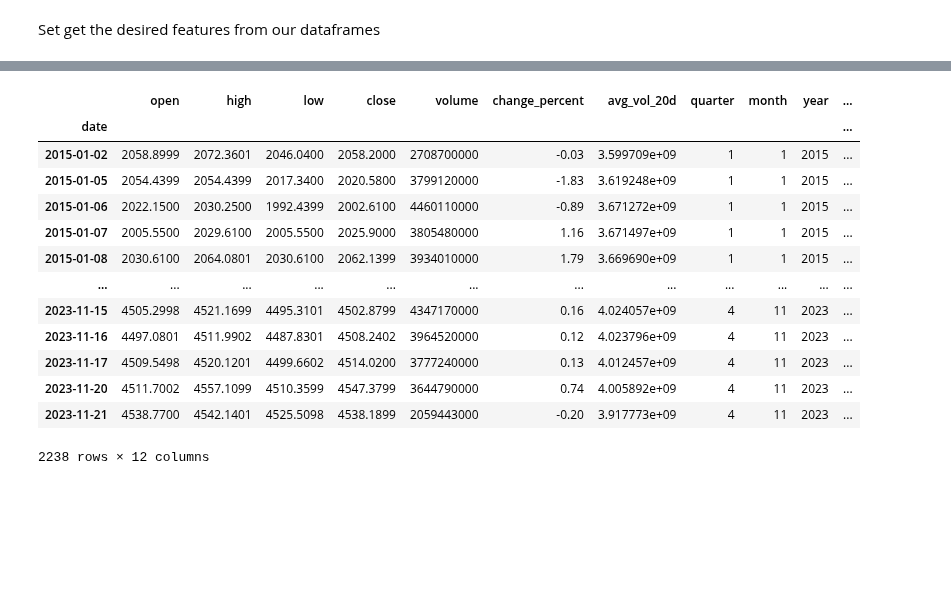
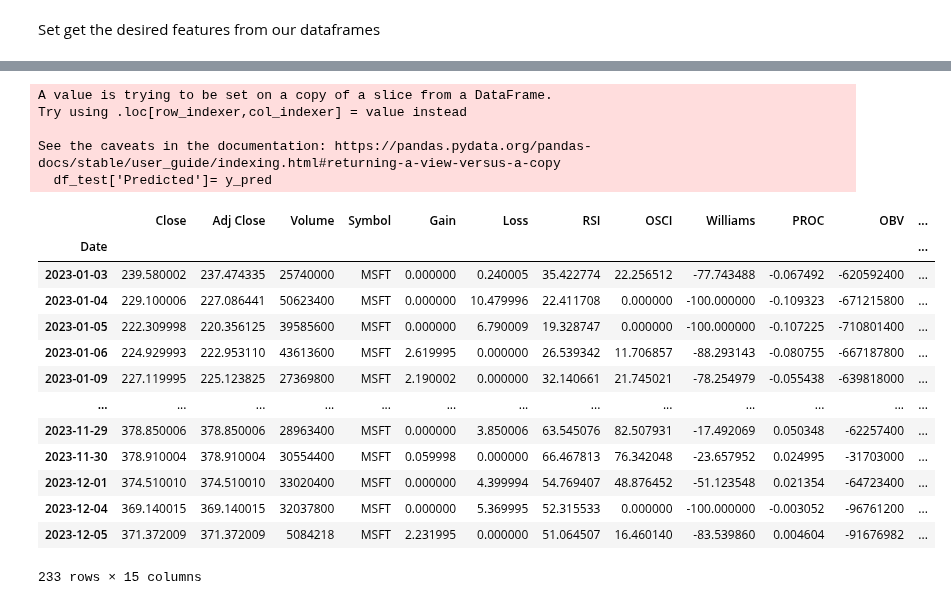
Before and after one commit to karla-mond/stockPred-Mex, a Jupyter notebook: xgboost/tsf_xgboost.ipynb, the cells around one changed output, grey strips where cells are left out. Saved outputs shown, nothing was run; the diff lists cells and outputs as text; code cells hidden in the pictures; blank space fills up the shorter version.

```diff
--- a/xgboost/tsf_xgboost.ipynb
+++ b/xgboost/tsf_xgboost.ipynb
@@ -353,20 +310,27 @@ plt.show()
 # %%
-test['forecast'] = model.predict(X_test)
+y_pred = model.predict(X_test)
+df_test.loc[:, 'Predicted'] = y_pred
+# %% [output]
+A value is trying to be set on a copy of a slice from a DataFrame.
+Try using .loc[row_indexer,col_indexer] = value instead
+
+See the caveats in the documentation: https://pandas.pydata.org/pandas-docs/stable/user_guide/indexing.html#returning-a-view-versus-a-copy
+  df_test['Predicted']= y_pred
-# %%
-test
-# %% [output]
-|  | open | high | low | close | volume | change_percent | avg_vol_20d | quarter | month | year | ... |
-| date |  |  |  |  |  |  |  |  |  |  | ... |
-| 2015-01-02 | 2058.8999 | 2072.3601 | 2046.0400 | 2058.2000 | 2708700000 | -0.03 | 3.599709e+09 | 1 | 1 | 2015 | ... |
-| 2015-01-05 | 2054.4399 | 2054.4399 | 2017.3400 | 2020.5800 | 3799120000 | -1.83 | 3.619248e+09 | 1 | 1 | 2015 | ... |
-| 2015-01-06 | 2022.1500 | 2030.2500 | 1992.4399 | 2002.6100 | 4460110000 | -0.89 | 3.671272e+09 | 1 | 1 | 2015 | ... |
-| 2015-01-07 | 2005.5500 | 2029.6100 | 2005.5500 | 2025.9000 | 3805480000 | 1.16 | 3.671497e+09 | 1 | 1 | 2015 | ... |
-| 2015-01-08 | 2030.6100 | 2064.0801 | 2030.6100 | 2062.1399 | 3934010000 | 1.79 | 3.669690e+09 | 1 | 1 | 2015 | ... |
-| ... | ... | ... | ... | ... | ... | ... | ... | ... | ... | ... | ... |
-| 2023-11-15 | 4505.2998 | 4521.1699 | 4495.3101 | 4502.8799 | 4347170000 | 0.16 | 4.024057e+09 | 4 | 11 | 2023 | ... |
-| 2023-11-16 | 4497.0801 | 4511.9902 | 4487.8301 | 4508.2402 | 3964520000 | 0.12 | 4.023796e+09 | 4 | 11 | 2023 | ... |
-| 2023-11-17 | 4509.5498 | 4520.1201 | 4499.6602 | 4514.0200 | 3777240000 | 0.13 | 4.012457e+09 | 4 | 11 | 2023 | ... |
-| 2023-11-20 | 4511.7002 | 4557.1099 | 4510.3599 | 4547.3799 | 3644790000 | 0.74 | 4.005892e+09 | 4 | 11 | 2023 | ... |
-| 2023-11-21 | 4538.7700 | 4542.1401 | 4525.5098 | 4538.1899 | 2059443000 | -0.20 | 3.917773e+09 | 4 | 11 | 2023 | ... |
-2238 rows × 12 columns
+# %%
+df_test
+# %% [output]
+|  | Close | Adj Close | Volume | Symbol | Gain | Loss | RSI | OSCI | Williams | PROC | OBV | ... |
+| Date |  |  |  |  |  |  |  |  |  |  |  | ... |
+| 2023-01-03 | 239.580002 | 237.474335 | 25740000 | MSFT | 0.000000 | 0.240005 | 35.422774 | 22.256512 | -77.743488 | -0.067492 | -620592400 | ... |
+| 2023-01-04 | 229.100006 | 227.086441 | 50623400 | MSFT | 0.000000 | 10.479996 | 22.411708 | 0.000000 | -100.000000 | -0.109323 | -671215800 | ... |
+| 2023-01-05 | 222.309998 | 220.356125 | 39585600 | MSFT | 0.000000 | 6.790009 | 19.328747 | 0.000000 | -100.000000 | -0.107225 | -710801400 | ... |
+| 2023-01-06 | 224.929993 | 222.953110 | 43613600 | MSFT | 2.619995 | 0.000000 | 26.539342 | 11.706857 | -88.293143 | -0.080755 | -667187800 | ... |
+| 2023-01-09 | 227.119995 | 225.123825 | 27369800 | MSFT | 2.190002 | 0.000000 | 32.140661 | 21.745021 | -78.254979 | -0.055438 | -639818000 | ... |
+| ... | ... | ... | ... | ... | ... | ... | ... | ... | ... | ... | ... | ... |
+| 2023-11-29 | 378.850006 | 378.850006 | 28963400 | MSFT | 0.000000 | 3.850006 | 63.545076 | 82.507931 | -17.492069 | 0.050348 | -62257400 | ... |
+| 2023-11-30 | 378.910004 | 378.910004 | 30554400 | MSFT | 0.059998 | 0.000000 | 66.467813 | 76.342048 | -23.657952 | 0.024995 | -31703000 | ... |
+| 2023-12-01 | 374.510010 | 374.510010 | 33020400 | MSFT | 0.000000 | 4.399994 | 54.769407 | 48.876452 | -51.123548 | 0.021354 | -64723400 | ... |
+| 2023-12-04 | 369.140015 | 369.140015 | 32037800 | MSFT | 0.000000 | 5.369995 | 52.315533 | 0.000000 | -100.000000 | -0.003052 | -96761200 | ... |
+| 2023-12-05 | 371.372009 | 371.372009 | 5084218 | MSFT | 2.231995 | 0.000000 | 51.064507 | 16.460140 | -83.539860 | 0.004604 | -91676982 | ... |
+233 rows × 15 columns
 # %%
```
Also changed, not shown: parts of 16 cells of this notebook.
